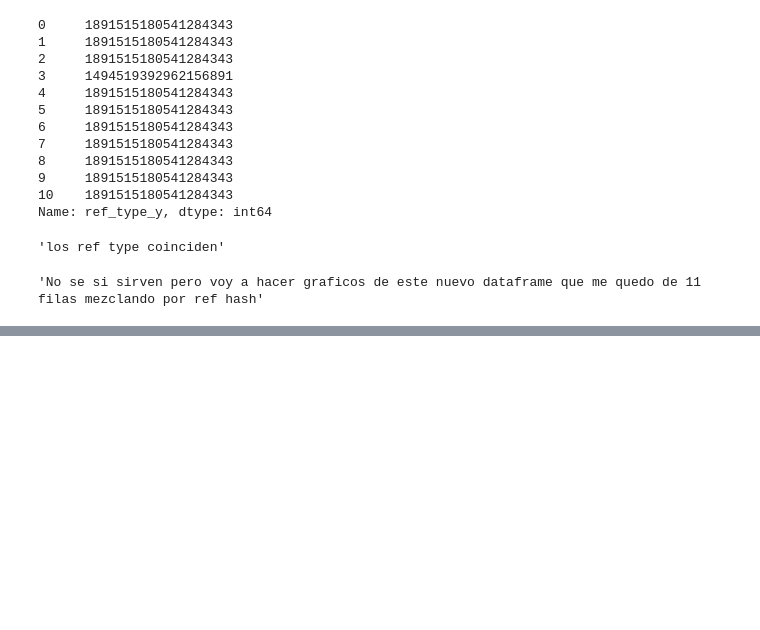
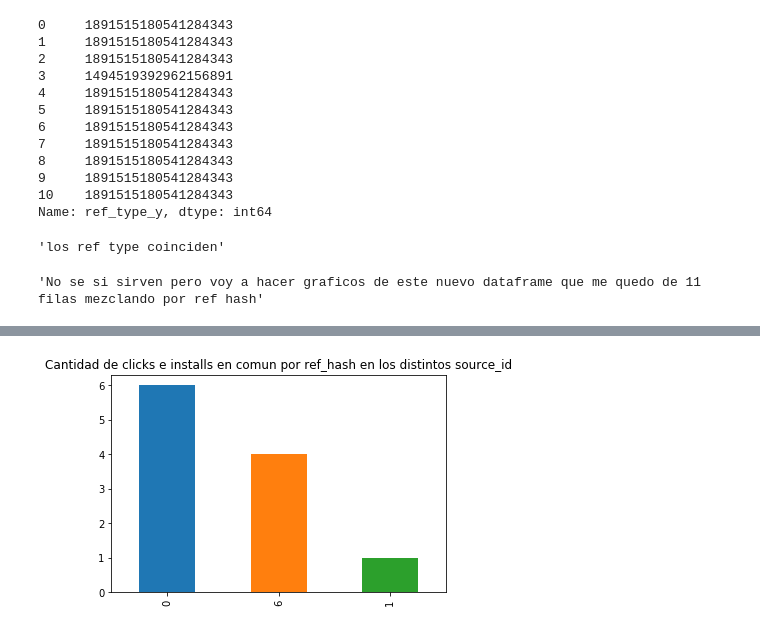
Before and after one commit to shizus/7506-1c2019, a Jupyter notebook: scripts/ClicksAndInstalls.ipynb, the cells around one changed output, grey strips where cells are left out. Drawn from its saved outputs; the diff is of its cells as text; code cells hidden in the pictures; blank space fills up the shorter version.

```diff
--- a/scripts/ClicksAndInstalls.ipynb
+++ b/scripts/ClicksAndInstalls.ipynb
@@ -252,0 +299,8 @@ Name: ref_type_y, dtype: int64
+# %%
+src_id = clicksAndInstalls["source_id"]
+aux = src_id.value_counts()
+aux.plot(kind = 'bar')
+plt.title('Cantidad de clicks e installs en comun por ref_hash en los distintos source_id')
+plt.show()
+# %% [output]
+[figure, added]
```
Also changed, not shown: parts of 48 cells of this notebook.
